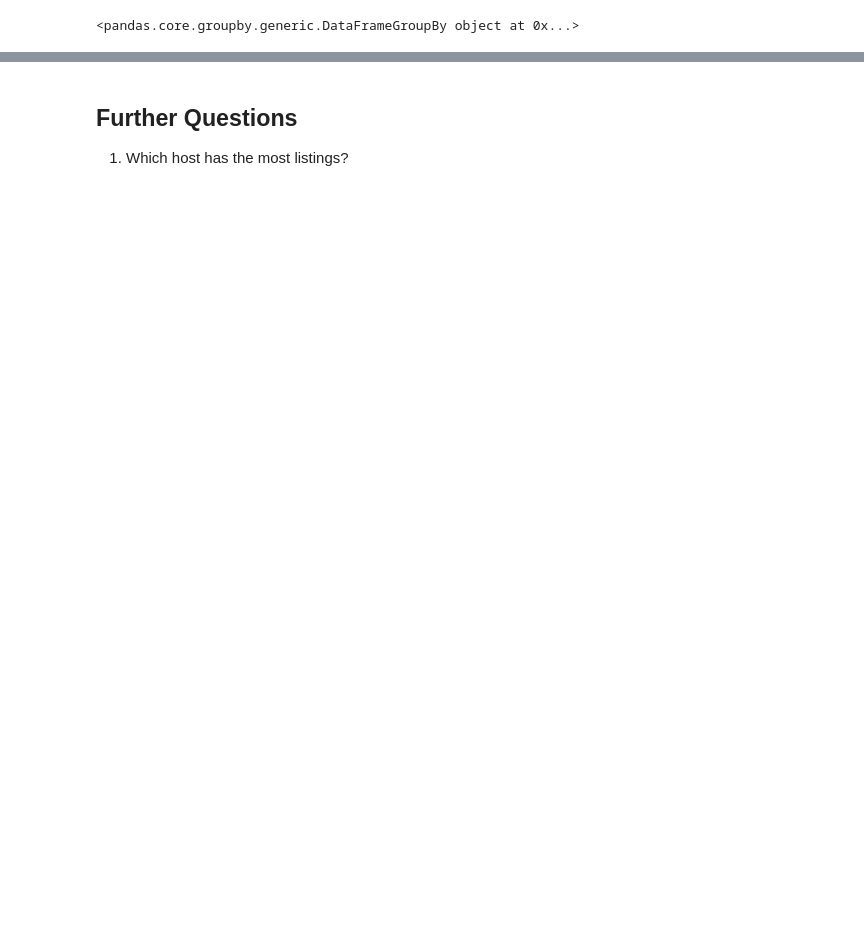
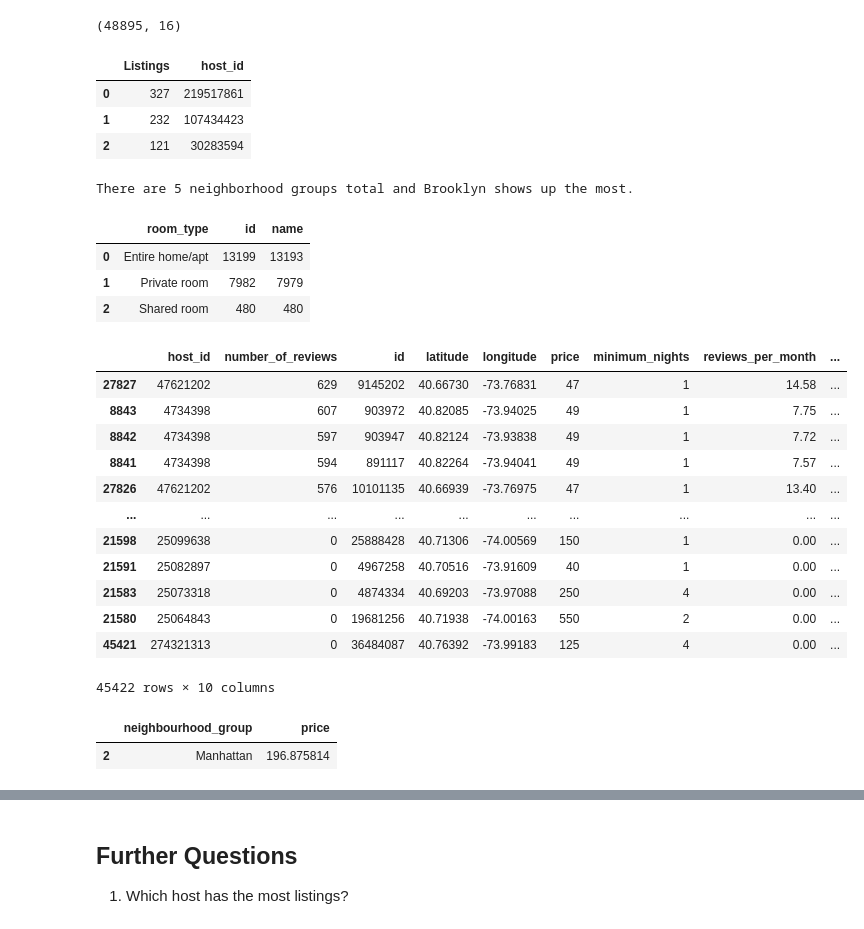
Before and after one commit to celestebarrios/CS-Dojo-Data-Analysis-Visualization-with-Python-Matplotlib-and-Pandas-Matplotlib-, a Jupyter notebook: AirBnB Case Study Project Jupyter notebook.ipynb, the cells around one changed output, grey strips where cells are left out. Saved outputs shown, nothing was run; the diff lists cells and outputs as text; code cells hidden in the pictures; blank space fills up the shorter version.

```diff
--- a/AirBnB Case Study Project Jupyter notebook.ipynb
+++ b/AirBnB Case Study Project Jupyter notebook.ipynb
@@ -37,6 +83,55 @@ air_bnb.head()
+# %%
+air_bnb.shape
+# %% [output]
+(48895, 16)
+# %%
+# Which hosts are the busiest and why?
+
+host_busiest = (pd.DataFrame(air_bnb.host_id.value_counts())).head(3)
+host_busiest.columns=['Listings']
+host_busiest['host_id'] = host_busiest.index
+host_busiest.reset_index(drop=True, inplace=True) #keeping track order
+host_busiest
+# %% [output]
+|  | Listings | host_id |
+| 0 | 327 | 219517861 |
+| 1 | 232 | 107434423 |
+| 2 | 121 | 30283594 |
+# %%
+# How many neighborhood groups are available and which shows up the most?
+
+groups = air_bnb.drop_duplicates('neighbourhood_group').reset_index(drop=True).count()['neighbourhood_group']
+air_bnb[['neighbourhood_group','id']].groupby('neighbourhood_group', as_index = False).count().sort_values('id', ascending = False)
+most_common = air_bnb['neighbourhood_group'][0]
+
+print(f'There are {groups} neighborhood groups total and {most_common} shows up the most.')
+# %% [output]
+There are 5 neighborhood groups total and Brooklyn shows up the most.
+# %%
+# Are private rooms the most popular in manhattan?
+
+manhattan = air_bnb[air_bnb['neighbourhood_group'] == 'Manhattan']
+manhattan[['id','name','room_type']].groupby('room_type', as_index = False).count().sort_values('id', ascending = False)
+# %% [output]
+|  | room_type | id | name |
+| 0 | Entire home/apt | 13199 | 13193 |
+| 1 | Private room | 7982 | 7979 |
+| 2 | Shared room | 480 | 480 |
 # %%
-# Which hosts are the busiest and why?
-host_busiest =  air_bnb.groupby("host_id")
-host_busiest
+# Which hosts are the busiest and based on their reviews?
+
+air_bnb.groupby(['host_id','number_of_reviews'], as_index=False).sum().sort_values('number_of_reviews', ascending = False)
 # %% [output]
+|  | host_id | number_of_reviews | id | latitude | longitude | price | minimum_nights | reviews_per_month | ... |
+| 27827 | 47621202 | 629 | 9145202 | 40.66730 | -73.76831 | 47 | 1 | 14.58 | ... |
+| 8843 | 4734398 | 607 | 903972 | 40.82085 | -73.94025 | 49 | 1 | 7.75 | ... |
+| 8842 | 4734398 | 597 | 903947 | 40.82124 | -73.93838 | 49 | 1 | 7.72 | ... |
+| 8841 | 4734398 | 594 | 891117 | 40.82264 | -73.94041 | 49 | 1 | 7.57 | ... |
+| 27826 | 47621202 | 576 | 10101135 | 40.66939 | -73.76975 | 47 | 1 | 13.40 | ... |
+| ... | ... | ... | ... | ... | ... | ... | ... | ... | ... |
+| 21598 | 25099638 | 0 | 25888428 | 40.71306 | -74.00569 | 150 | 1 | 0.00 | ... |
+| 21591 | 25082897 | 0 | 4967258 | 40.70516 | -73.91609 | 40 | 1 | 0.00 | ... |
+| 21583 | 25073318 | 0 | 4874334 | 40.69203 | -73.97088 | 250 | 4 | 0.00 | ... |
+| 21580 | 25064843 | 0 | 19681256 | 40.71938 | -74.00163 | 550 | 2 | 0.00 | ... |
+| 45421 | 274321313 | 0 | 36484087 | 40.76392 | -73.99183 | 125 | 4 | 0.00 | ... |
-<pandas.core.groupby.generic.DataFrameGroupBy object at 0x...>
+45422 rows × 10 columns
@@ -49,3 +138,8 @@ host_busiest
 # %%
 #Which neighorhood group has the highest average price?
+
+air_bnb.groupby('neighbourhood_group', as_index = False).mean().sort_values('price', ascending = False)[['neighbourhood_group','price']].head(1)
+# %% [output]
+|  | neighbourhood_group | price |
+| 2 | Manhattan | 196.875814 |
 # %%
```
Also changed, not shown: parts of 28 cells of this notebook, 3 other files.
